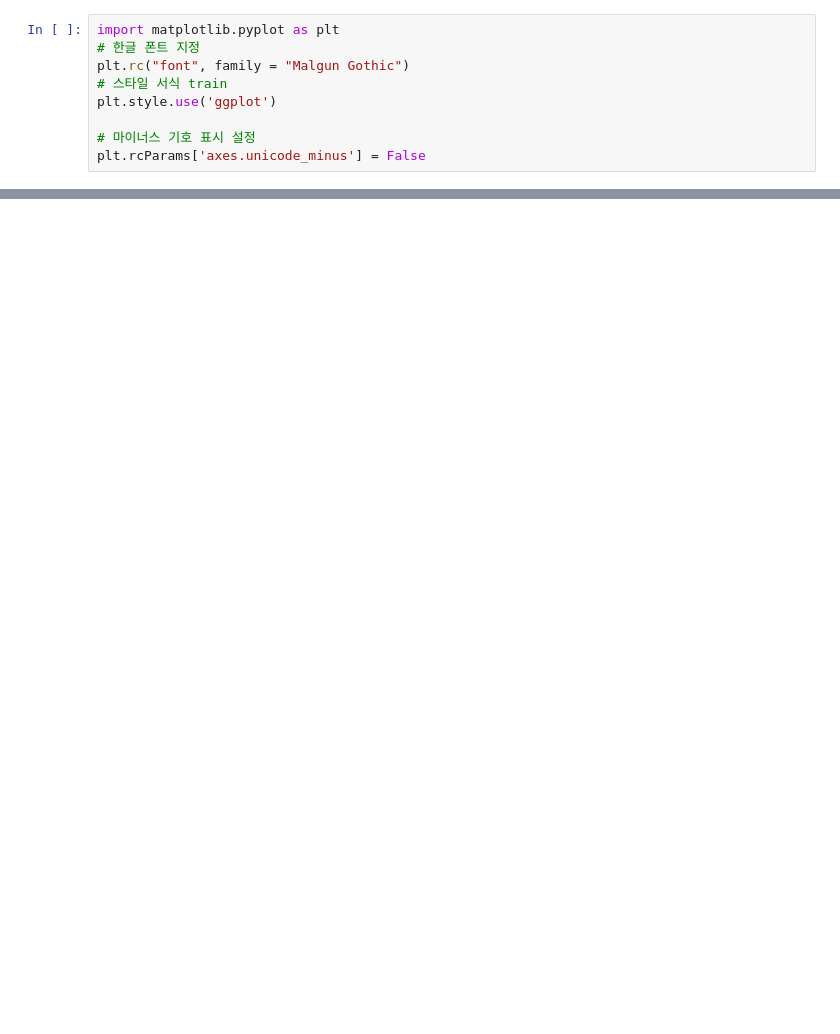
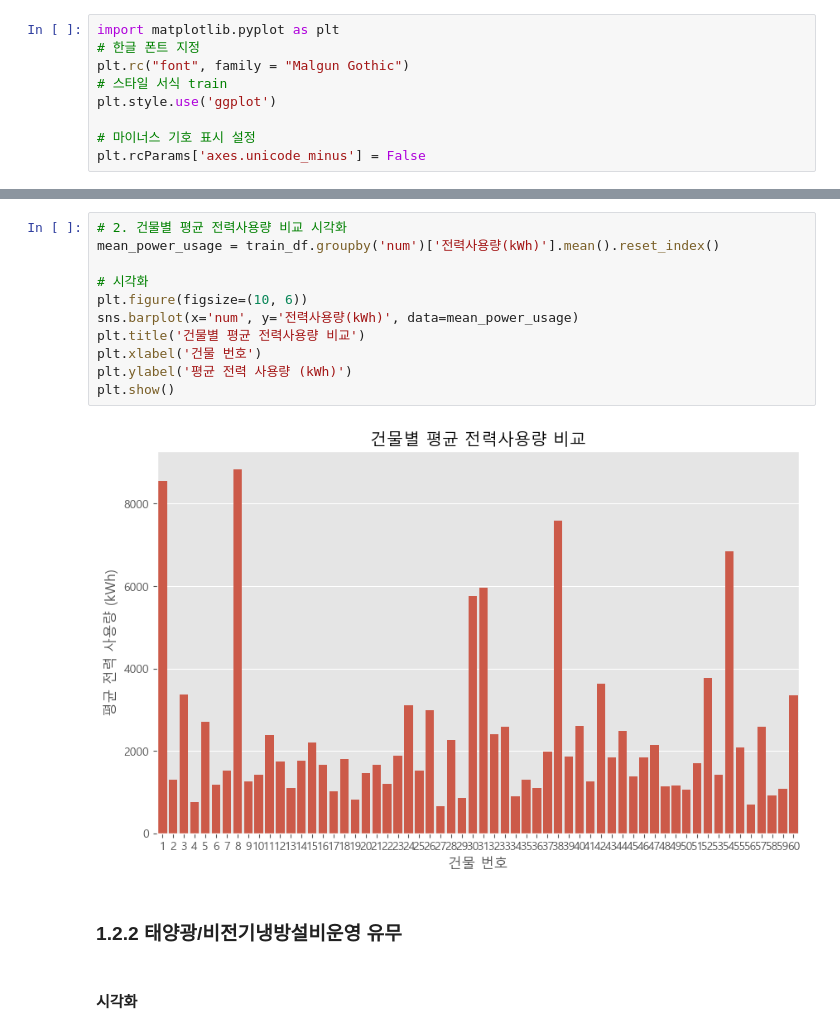
Before and after one commit to jiwon9898/GIT_PROJECT_TEST, a Jupyter notebook: 코드북_제출용/2주차_전력데이터_코드북.ipynb, the cells around one changed output, grey strips where cells are left out. Saved outputs shown, nothing was run; the diff lists cells and outputs as text; blank space fills up the shorter version.

```diff
--- a/코드북_제출용/2주차_전력데이터_코드북.ipynb
+++ b/코드북_제출용/2주차_전력데이터_코드북.ipynb
@@ -60,0 +167,17 @@ ModuleNotFoundError: No module named 'statsmodels'
+# %%
+# 2. 건물별 평균 전력사용량 비교 시각화
+mean_power_usage = train_df.groupby('num')['전력사용량(kWh)'].mean().reset_index()
+
+# 시각화
+plt.figure(figsize=(10, 6))
+sns.barplot(x='num', y='전력사용량(kWh)', data=mean_power_usage)
+plt.title('건물별 평균 전력사용량 비교')
+plt.xlabel('건물 번호')
+plt.ylabel('평균 전력 사용량 (kWh)')
+plt.show()
+# %% [output]
+[figure, added]
+# %% [markdown]
+### 1.2.2 태양광/비전기냉방설비운영 유무
+# %% [markdown]
+#### 시각화
```
Also changed, not shown: parts of 30 cells of this notebook.
